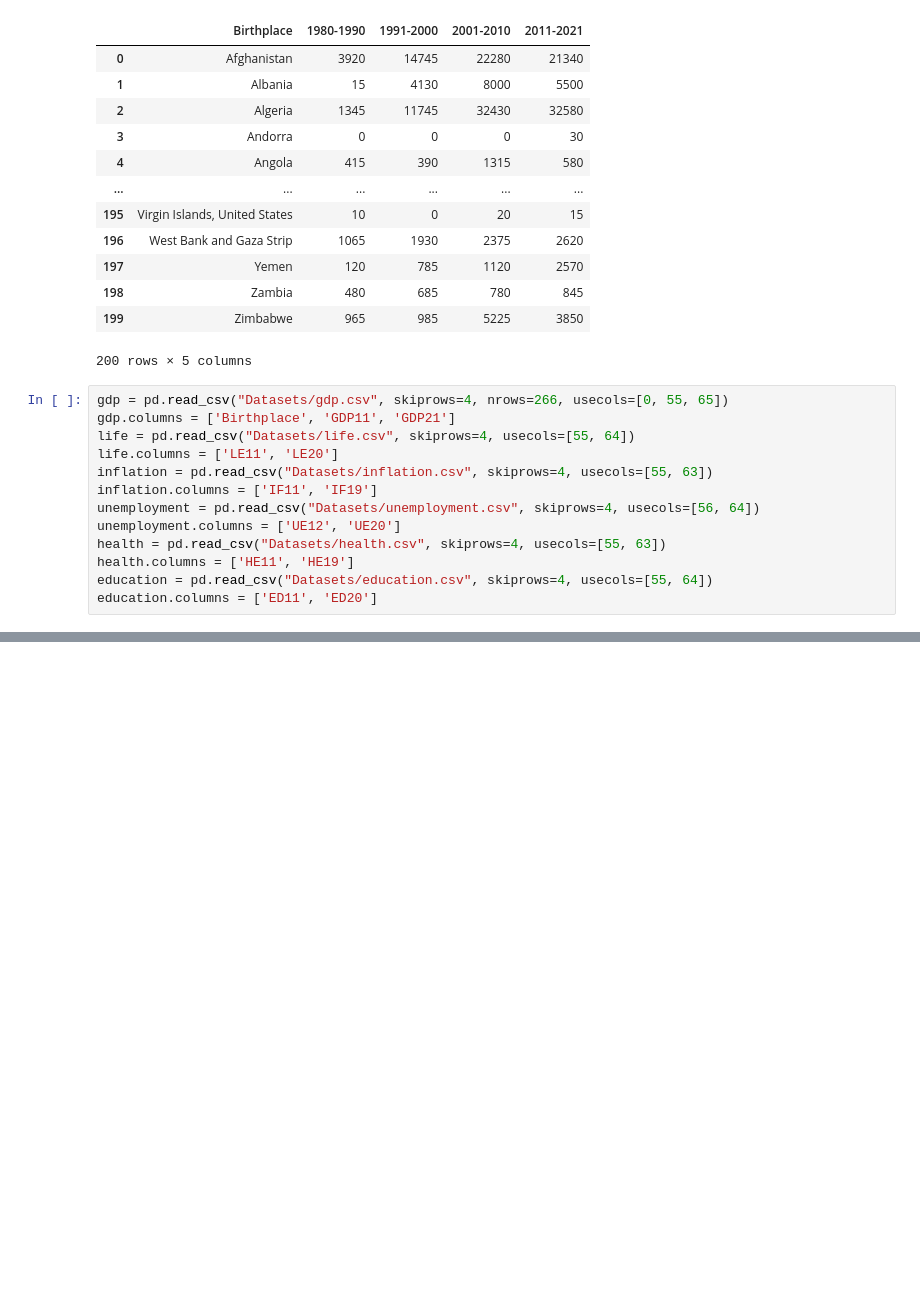
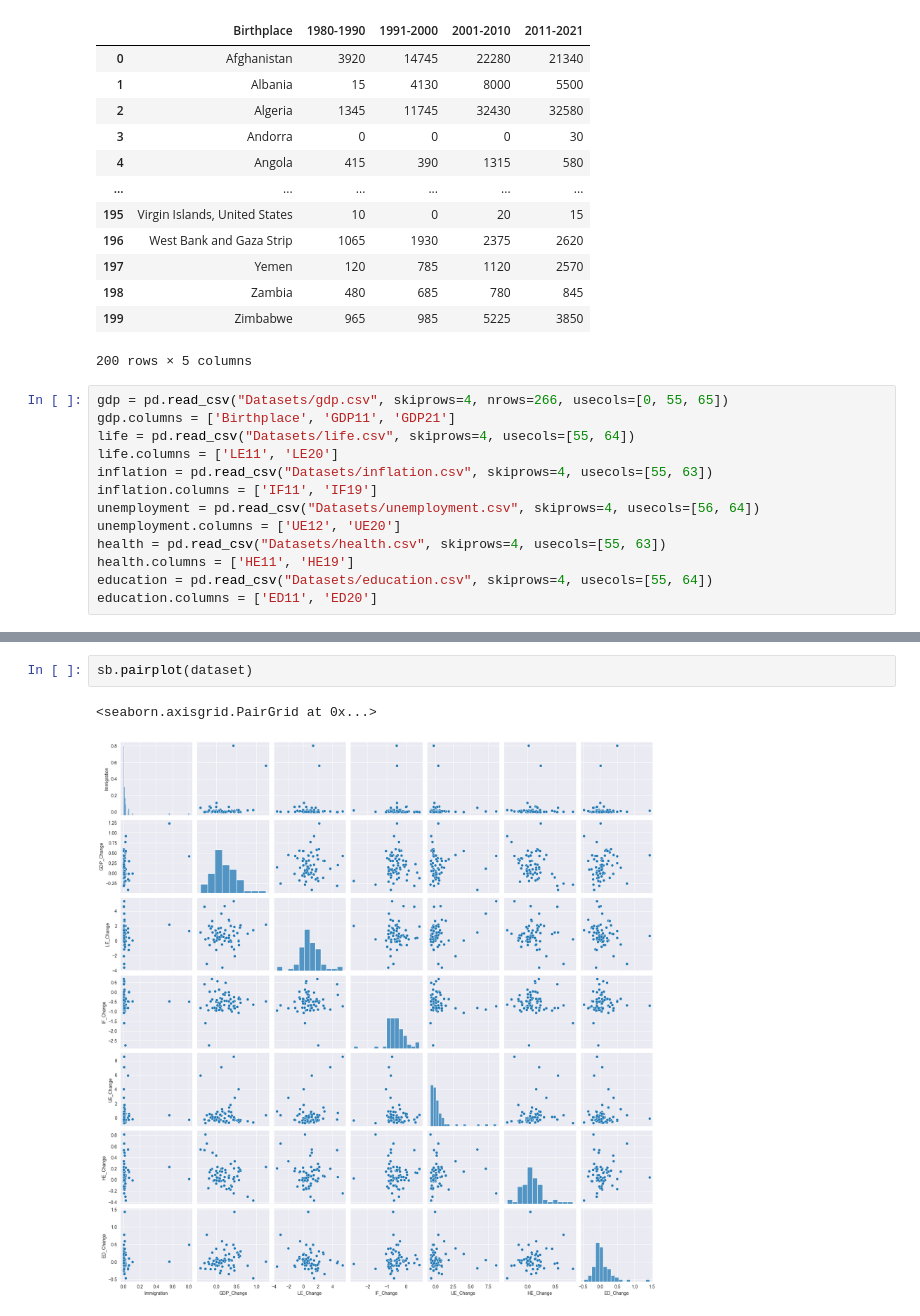
Before and after one commit to Hongwei-Z/CanadianImmigrationStudy, a Jupyter notebook: Main.ipynb, the cells around one changed output, grey strips where cells are left out. Cells and saved outputs as stored; diff of their text form; blank space fills up the shorter version.

```diff
--- a/Main.ipynb
+++ b/Main.ipynb
@@ -108,0 +133,5 @@ dataset
+# %%
+sb.pairplot(dataset)
+# %% [output]
+<seaborn.axisgrid.PairGrid at 0x...>
+[figure, added]
```
Also changed, not shown: parts of 9 cells of this notebook.
